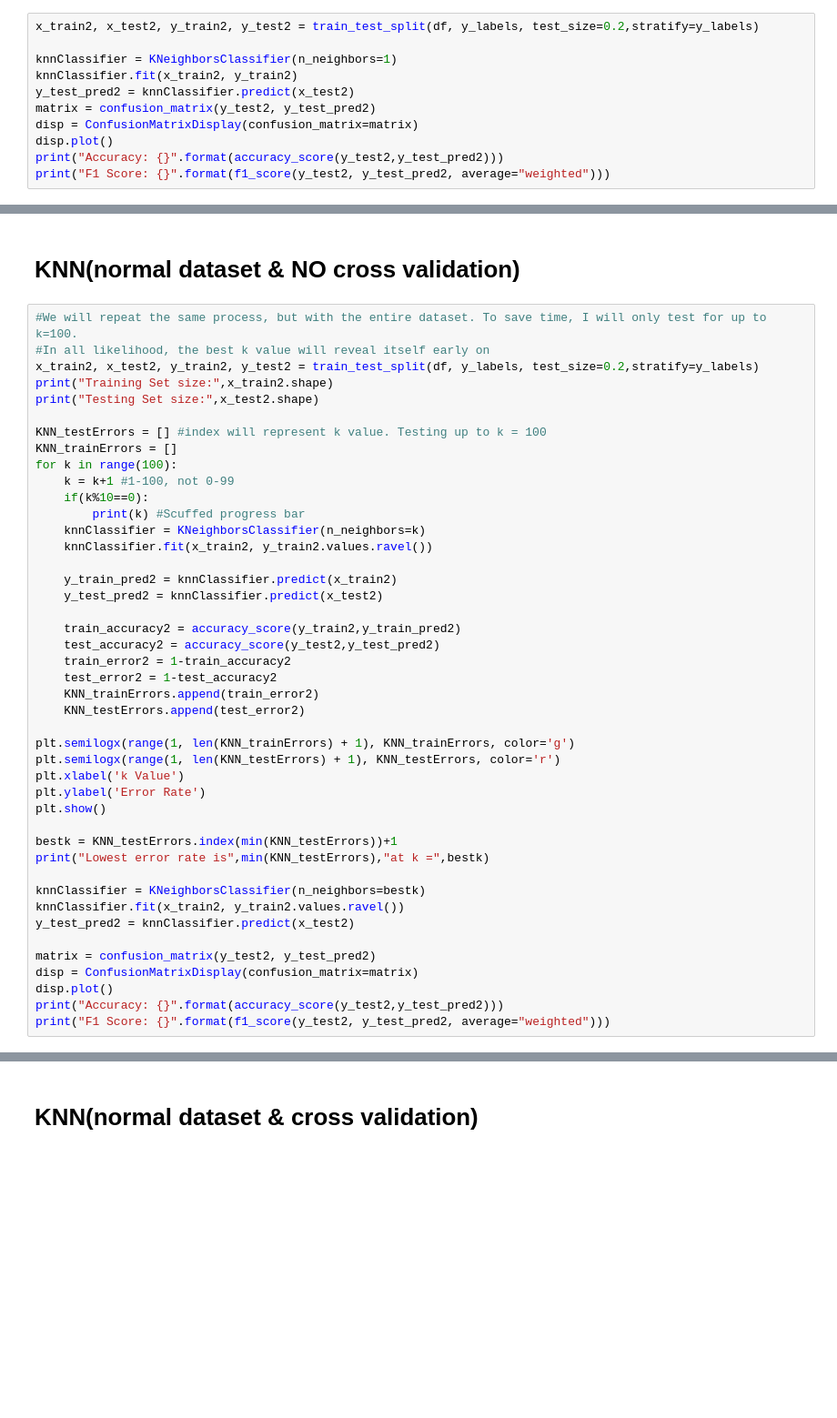
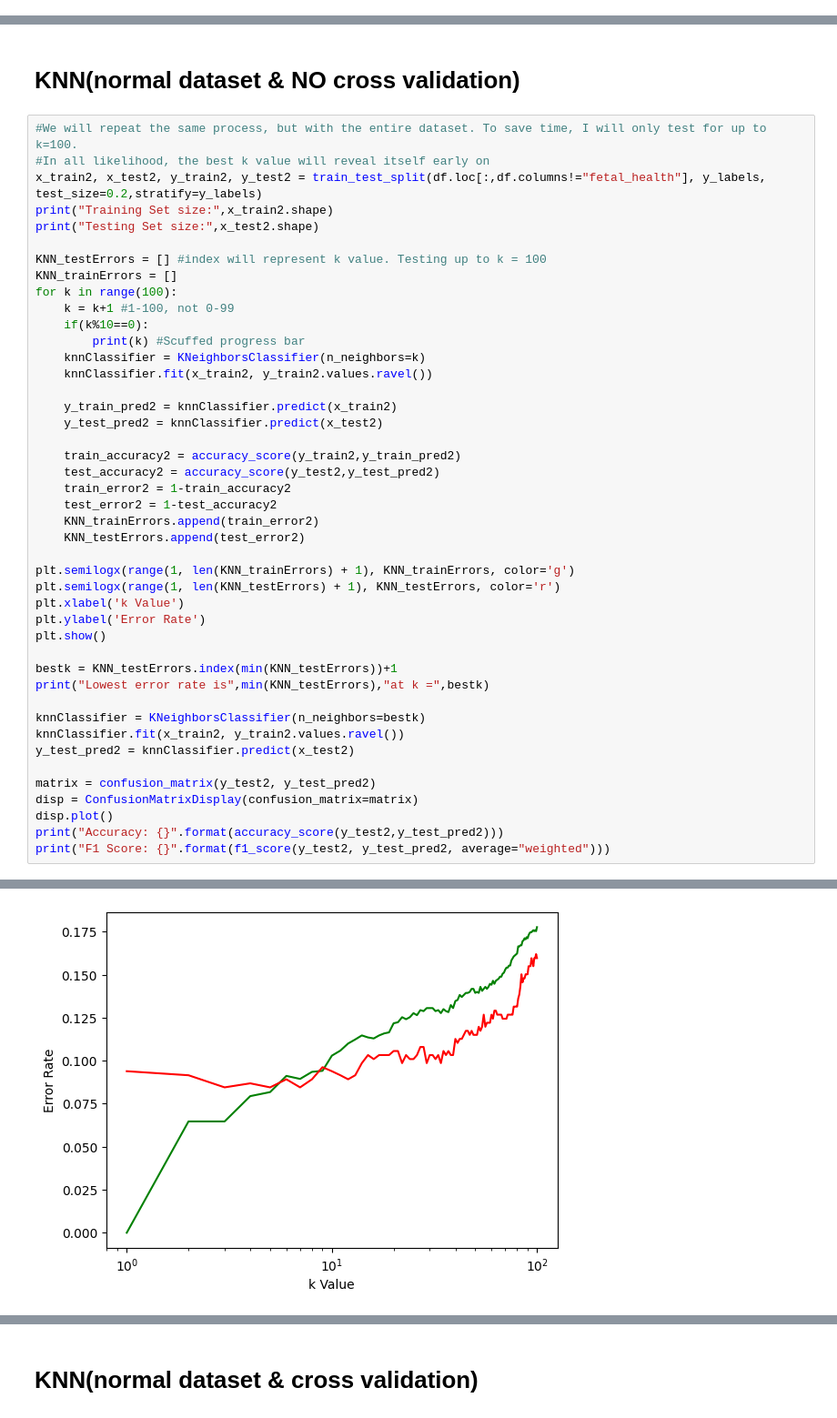
Before and after one commit to sharvdawg/FetusHealthML, a Jupyter notebook: Project/Final Project 184 Code.ipynb, the cells around one changed output, grey strips where cells are left out. Shown at 91% size. Drawn from its saved outputs; the diff is of its cells as text; blank space fills up the shorter version.

```diff
--- a/Project/Final Project 184 Code.ipynb
+++ b/Project/Final Project 184 Code.ipynb
@@ -107,11 +145,0 @@ print("F1 score: {}".format(f1_score(y_test, y_test_pred,average="weighted")))
-# %%
-x_train2, x_test2, y_train2, y_test2 = train_test_split(df, y_labels, test_size=0.2,stratify=y_labels)
-
-knnClassifier = KNeighborsClassifier(n_neighbors=1)
-knnClassifier.fit(x_train2, y_train2)
-y_test_pred2 = knnClassifier.predict(x_test2)
-matrix = confusion_matrix(y_test2, y_test_pred2)
-disp = ConfusionMatrixDisplay(confusion_matrix=matrix)
-disp.plot()
-print("Accuracy: {}".format(accuracy_score(y_test2,y_test_pred2)))
-print("F1 Score: {}".format(f1_score(y_test2, y_test_pred2, average="weighted")))
@@ -124,7 +148,7 @@ F1 Score: 0.9045445047753811
 # %%
 #We will repeat the same process, but with the entire dataset. To save time, I will only test for up to k=100.
 #In all likelihood, the best k value will reveal itself early on
-x_train2, x_test2, y_train2, y_test2 = train_test_split(df, y_labels, test_size=0.2,stratify=y_labels)
+x_train2, x_test2, y_train2, y_test2 = train_test_split(df.loc[:,df.columns!="fetal_health"], y_labels, test_size=0.2,stratify=y_labels)
 print("Training Set size:",x_train2.shape)
 print("Testing Set size:",x_test2.shape)
 
@@ -165,3 +189,4 @@ disp = ConfusionMatrixDisplay(confusion_matrix=matrix)
 disp.plot()
 print("Accuracy: {}".format(accuracy_score(y_test2,y_test_pred2)))
 print("F1 Score: {}".format(f1_score(y_test2, y_test_pred2, average="weighted")))
+# %% [output]
@@ -167,0 +205 @@ print("F1 Score: {}".format(f1_score(y_test2, y_test_pred2, average="weighted"))
+[figure, added]
```
Also changed, not shown: parts of 8 cells of this notebook.
